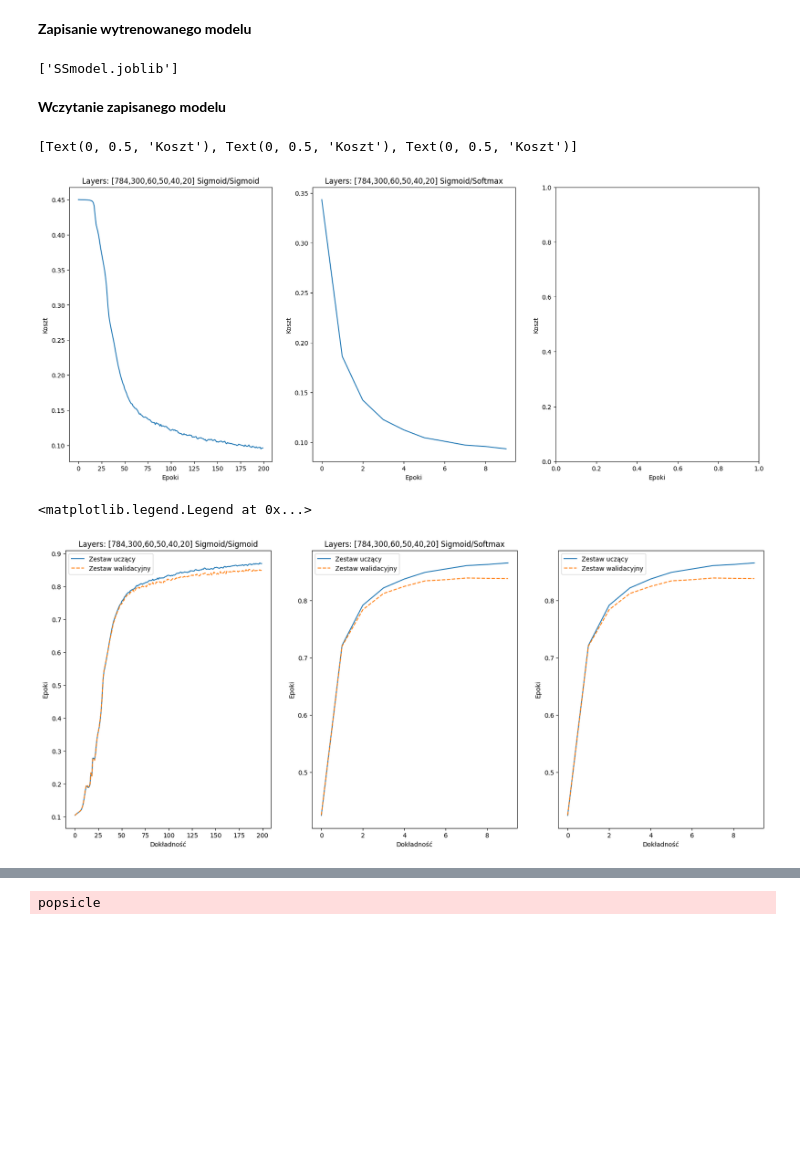
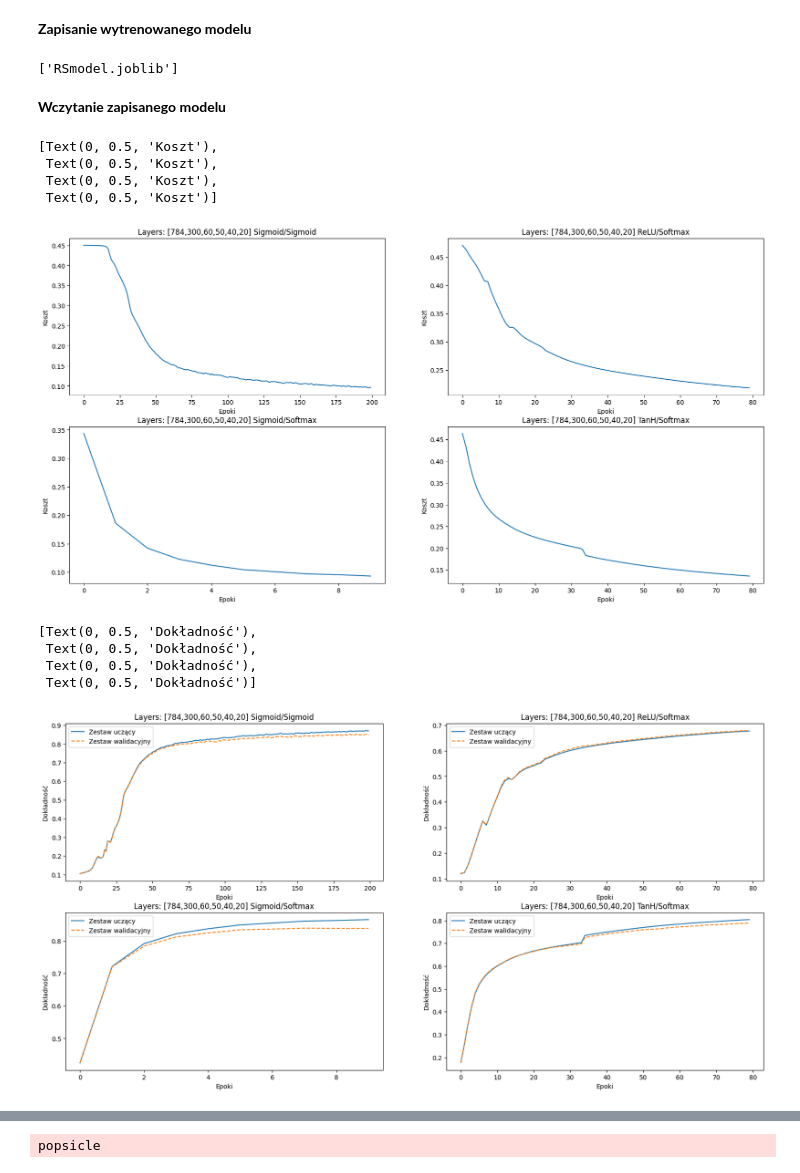
Before and after one commit to AdamKubiak/Neural_Network_Implementation, a Jupyter notebook: Doodle_Recognition/Doodles_Recognition.ipynb, the cells around one changed output, grey strips where cells are left out. Saved outputs shown, nothing was run; the diff lists cells and outputs as text; code cells hidden in the pictures; blank space fills up the shorter version.

```diff
--- a/Doodle_Recognition/Doodles_Recognition.ipynb
+++ b/Doodle_Recognition/Doodles_Recognition.ipynb
@@ -211,9 +214,9 @@ network.learn(X_train,y_train,X_valid,y_valid)
 **Zapisanie wytrenowanego modelu**
 # %%
 import joblib
-joblib.dump(network, 'SSmodel.joblib')
+joblib.dump(network, 'RSmodel.joblib')
 # %% [output]
-['SSmodel.joblib']
+['RSmodel.joblib']
 # %% [markdown]
 **Wczytanie zapisanego modelu**
 # %%
@@ -224,40 +227,59 @@ import joblib
 
 network = joblib.load('model.joblib')
 # %%
-fig, axs = plt.subplots(1, 3,figsize = (20,8))
+fig, axs = plt.subplots(2, 2,figsize = (20,10))
 network = joblib.load('model.joblib')
-axs[0].plot(range(network.epoch), network.eval_['cost'])
-axs[0].set_title('Layers: [784,300,60,50,40,20] Sigmoid/Sigmoid')
+axs[0][0].plot(range(network.epoch), network.eval_['cost'])
+axs[0][0].set_title('Layers: [784,300,60,50,40,20] Sigmoid/Sigmoid')
 network = joblib.load('SSmodel.joblib')
-axs[1].plot(range(network.epoch), network.eval_['cost'])
-axs[1].set_title('Layers: [784,300,60,50,40,20] Sigmoid/Softmax')
+axs[1][0].plot(range(network.epoch), network.eval_['cost'])
+axs[1][0].set_title('Layers: [784,300,60,50,40,20] Sigmoid/Softmax')
+network = joblib.load('RSmodel.joblib')
+axs[0][1].plot(range(network.epoch), network.eval_['cost'])
+axs[0][1].set_title('Layers: [784,300,60,50,40,20] ReLU/Softmax')
+network = joblib.load('TSmodel.joblib')
+axs[1][1].plot(range(network.epoch), network.eval_['cost'])
+axs[1][1].set_title('Layers: [784,300,60,50,40,20] TanH/Softmax')
+
 
 plt.setp(axs[:], xlabel='Epoki')
 plt.setp(axs[:], ylabel='Koszt')
 # %% [output]
-[Text(0, 0.5, 'Koszt'), Text(0, 0.5, 'Koszt'), Text(0, 0.5, 'Koszt')]
+[Text(0, 0.5, 'Koszt'),
+ Text(0, 0.5, 'Koszt'),
+ Text(0, 0.5, 'Koszt'),
+ Text(0, 0.5, 'Koszt')]
-[figure, old version]
+[figure, new version]
 # %%
-fig, axs = plt.subplots(1, 3,figsize = (20,8))
+fig, axs = plt.subplots(2, 2,figsize = (20,10))
 network = joblib.load('model.joblib')
-axs[0].plot(range(network.epoch), network.eval_['train_acc'],  label='Zestaw uczący')
-axs[0].plot(range(network.epoch), network.eval_['valid_acc'],  label='Zestaw walidacyjny', linestyle='--')
-axs[0].set_title('Layers: [784,300,60,50,40,20] Sigmoid/Sigmoid')
-axs[0].legend(loc='upper left')
+axs[0][0].plot(range(network.epoch), network.eval_['train_acc'],  label='Zestaw uczący')
+axs[0][0].plot(range(network.epoch), network.eval_['valid_acc'],  label='Zestaw walidacyjny', linestyle='--')
+axs[0][0].set_title('Layers: [784,300,60,50,40,20] Sigmoid/Sigmoid')
+axs[0][0].legend(loc='upper left')
 network = joblib.load('SSmodel.joblib')
-axs[1].plot(range(network.epoch), network.eval_['train_acc'],  label='Zestaw uczący')
-axs[1].plot(range(network.epoch), network.eval_['valid_acc'],  label='Zestaw walidacyjny', linestyle='--')
-axs[1].set_title('Layers: [784,300,60,50,40,20] Sigmoid/Softmax')
-axs[1].legend(loc='upper left')
-network = joblib.load('SSmodel.joblib')
-axs[2].plot(range(network.epoch), network.eval_['train_acc'],  label='Zestaw uczący')
-axs[2].plot(range(network.epoch), network.eval_['valid_acc'],  label='Zestaw walidacyjny', linestyle='--')
-axs[2].legend(loc='upper left')
-plt.setp(axs[:], xlabel='Dokładność')
-plt.setp(axs[:], ylabel='Epoki')
+axs[1][0].plot(range(network.epoch), network.eval_['train_acc'],  label='Zestaw uczący')
+axs[1][0].plot(range(network.epoch), network.eval_['valid_acc'],  label='Zestaw walidacyjny', linestyle='--')
+axs[1][0].set_title('Layers: [784,300,60,50,40,20] Sigmoid/Softmax')
+axs[1][0].legend(loc='upper left')
+network = joblib.load('RSmodel.joblib')
+axs[0][1].plot(range(network.epoch), network.eval_['train_acc'],  label='Zestaw uczący')
+axs[0][1].plot(range(network.epoch), network.eval_['valid_acc'],  label='Zestaw walidacyjny', linestyle='--')
+axs[0][1].set_title('Layers: [784,300,60,50,40,20] ReLU/Softmax')
+axs[0][1].legend(loc='upper left')
+network = joblib.load('TSmodel.joblib')
+axs[1][1].plot(range(network.epoch), network.eval_['train_acc'],  label='Zestaw uczący')
+axs[1][1].plot(range(network.epoch), network.eval_['valid_acc'],  label='Zestaw walidacyjny', linestyle='--')
+axs[1][1].set_title('Layers: [784,300,60,50,40,20] TanH/Softmax')
+axs[1][1].legend(loc='upper left')
+plt.setp(axs[:], xlabel='Epoki')
+plt.setp(axs[:], ylabel='Dokładność')
 # %% [output]
-<matplotlib.legend.Legend at 0x...>
+[Text(0, 0.5, 'Dokładność'),
+ Text(0, 0.5, 'Dokładność'),
+ Text(0, 0.5, 'Dokładność'),
+ Text(0, 0.5, 'Dokładność')]
-[figure, old version]
+[figure, new version]
 # %%
 y_test_pred = network.network_predict(X_valid)
 acc = (np.sum(y_valid == y_test_pred)
```
Also changed, not shown: parts of 9 cells of this notebook, 1 other file.
